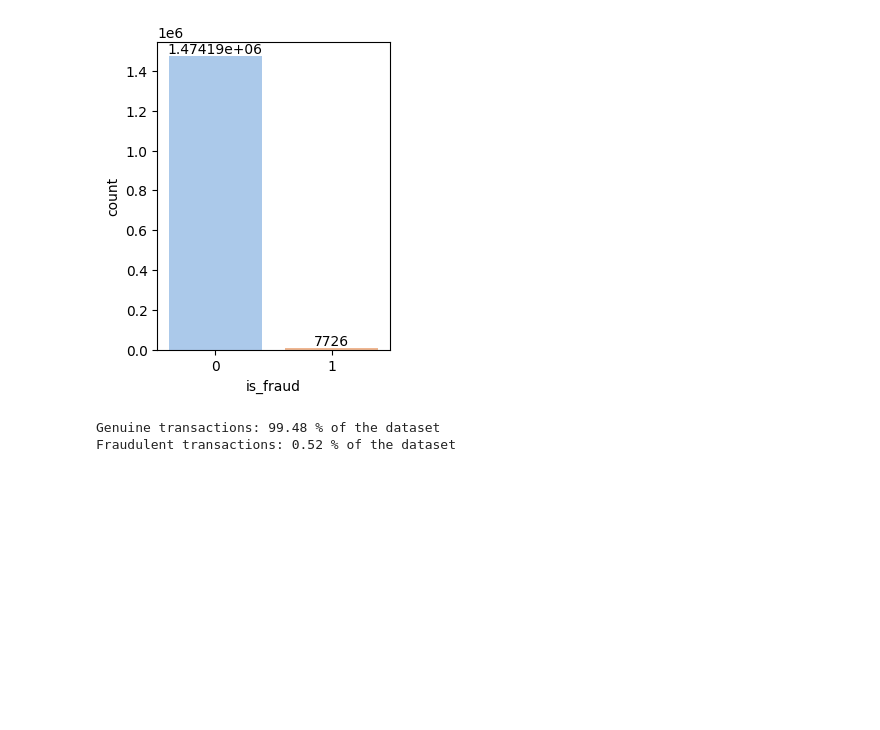
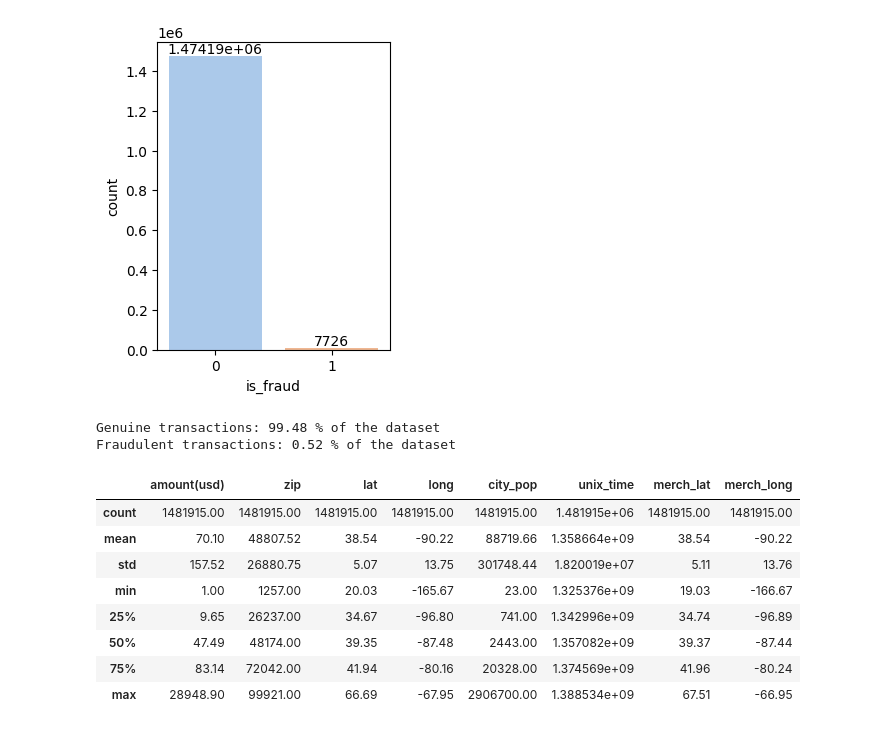
Before and after one commit to Alekla0126/Card_Fraud_Detection, a Jupyter notebook: Card_fraud.ipynb, the cells around one changed output. Drawn from its saved outputs; the diff is of its cells as text; code cells hidden in the pictures; blank space fills up the shorter version.

```diff
--- a/Card_fraud.ipynb
+++ b/Card_fraud.ipynb
@@ -149,0 +160,13 @@ Fraudulent transactions: 0.52 % of the dataset
+# %%
+# A quick statistical summary of the columns was made.
+np.round(df_train.describe(), 2)
+# %% [output]
+|  | amount(usd) | zip | lat | long | city_pop | unix_time | merch_lat | merch_long |
+| count | 1481915.00 | 1481915.00 | 1481915.00 | 1481915.00 | 1481915.00 | 1.481915e+06 | 1481915.00 | 1481915.00 |
+| mean | 70.10 | 48807.52 | 38.54 | -90.22 | 88719.66 | 1.358664e+09 | 38.54 | -90.22 |
+| std | 157.52 | 26880.75 | 5.07 | 13.75 | 301748.44 | 1.820019e+07 | 5.11 | 13.76 |
+| min | 1.00 | 1257.00 | 20.03 | -165.67 | 23.00 | 1.325376e+09 | 19.03 | -166.67 |
+| 25% | 9.65 | 26237.00 | 34.67 | -96.80 | 741.00 | 1.342996e+09 | 34.74 | -96.89 |
+| 50% | 47.49 | 48174.00 | 39.35 | -87.48 | 2443.00 | 1.357082e+09 | 39.37 | -87.44 |
+| 75% | 83.14 | 72042.00 | 41.94 | -80.16 | 20328.00 | 1.374569e+09 | 41.96 | -80.24 |
+| max | 28948.90 | 99921.00 | 66.69 | -67.95 | 2906700.00 | 1.388534e+09 | 67.51 | -66.95 |
```
Also changed, not shown: parts of 15 cells of this notebook.
